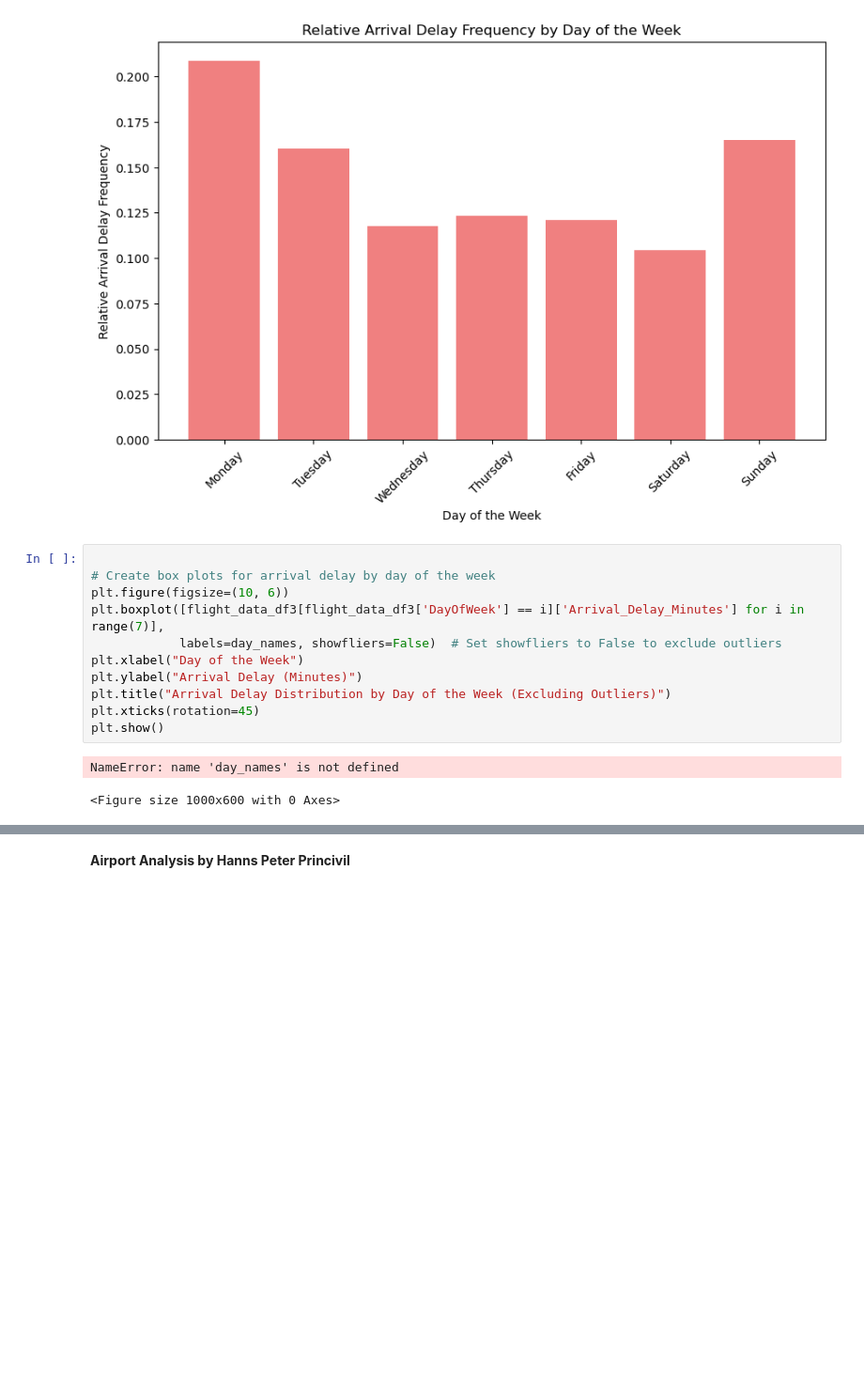
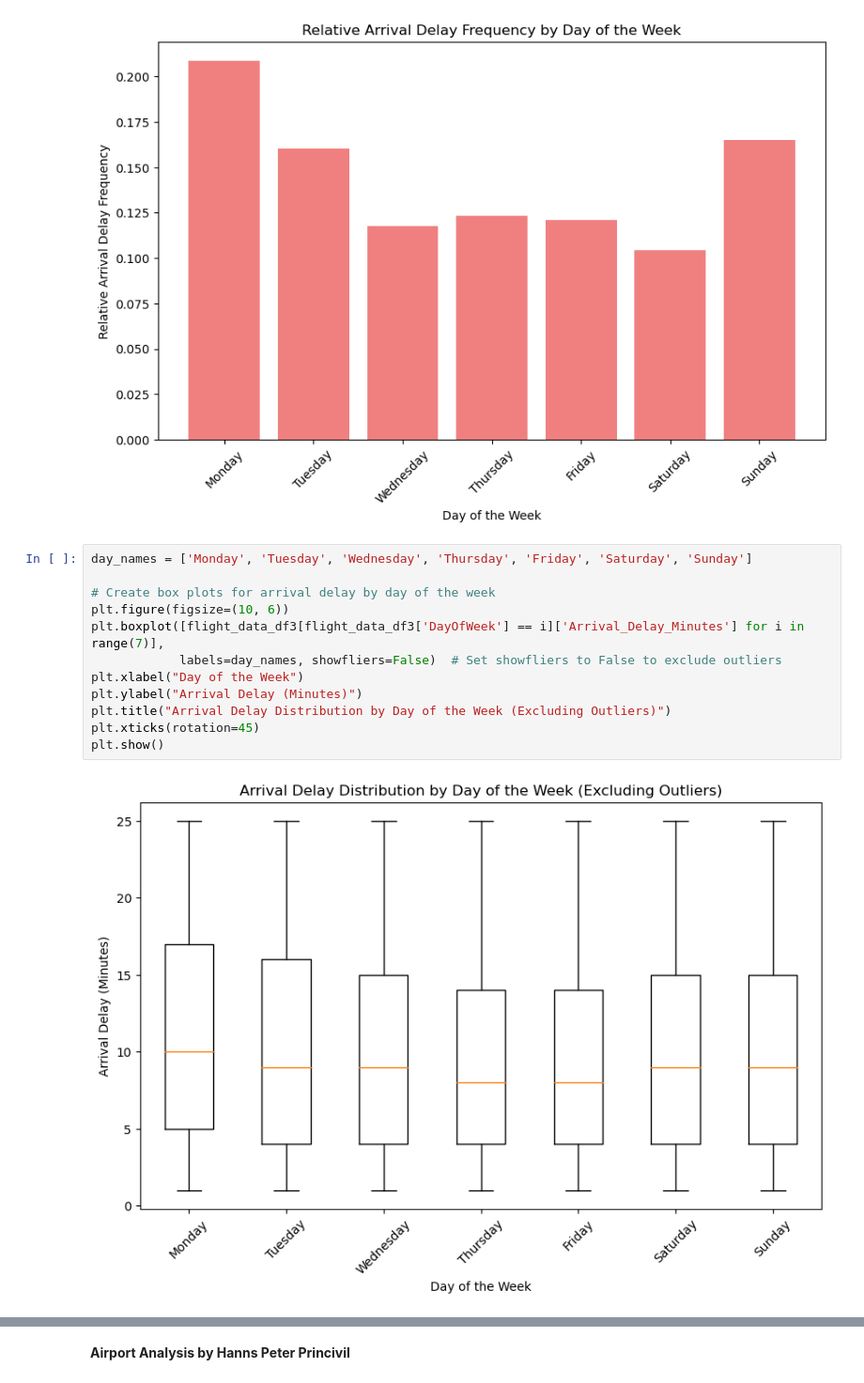
Before and after one commit to AnthonyNoreska/flight-delay-analysis, a Jupyter notebook: Flight-Analysis.ipynb, the cells around one changed output, grey strips where cells are left out. Shown at 94% size. Drawn from its saved outputs; the diff is of its cells as text; blank space fills up the shorter version.

Commit message:
Error resolution
moved the following to the root folder:
airports.csv
Flight_on_time_HIX.csv
defined the day_names variable in the box plot cell as that was creating an error

```diff
--- a/Flight-Analysis.ipynb
+++ b/Flight-Analysis.ipynb
@@ -259,19 +259,19 @@ plt.show()
 [figure]
 [figure]
 # %%
+day_names = ['Monday', 'Tuesday', 'Wednesday', 'Thursday', 'Friday', 'Saturday', 'Sunday']
 
 # Create box plots for arrival delay by day of the week
 plt.figure(figsize=(10, 6))
 plt.boxplot([flight_data_df3[flight_data_df3['DayOfWeek'] == i]['Arrival_Delay_Minutes'] for i in range(7)],
             labels=day_names, showfliers=False)  # Set showfliers to False to exclude outliers
 plt.xlabel("Day of the Week")
 plt.ylabel("Arrival Delay (Minutes)")
 plt.title("Arrival Delay Distribution by Day of the Week (Excluding Outliers)")
 plt.xticks(rotation=45)
 plt.show()
 # %% [output]
-NameError: name 'day_names' is not defined
-<Figure size 1000x600 with 0 Axes>
+[figure, added]
 # %%
 flight_data_df2 = departure_delay_df.copy()
 
```
Also changed, not shown: parts of 3 cells of this notebook, 2 other files.
